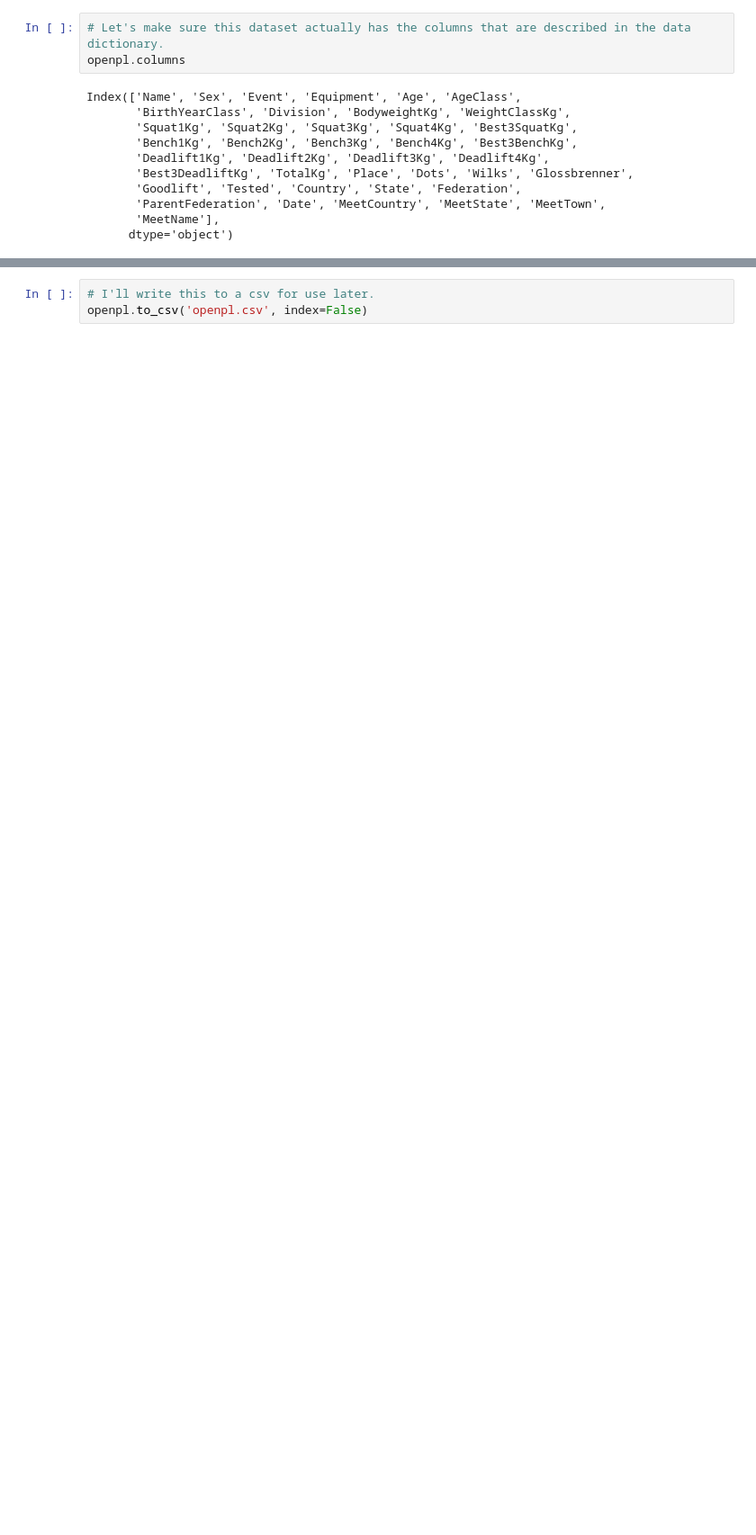
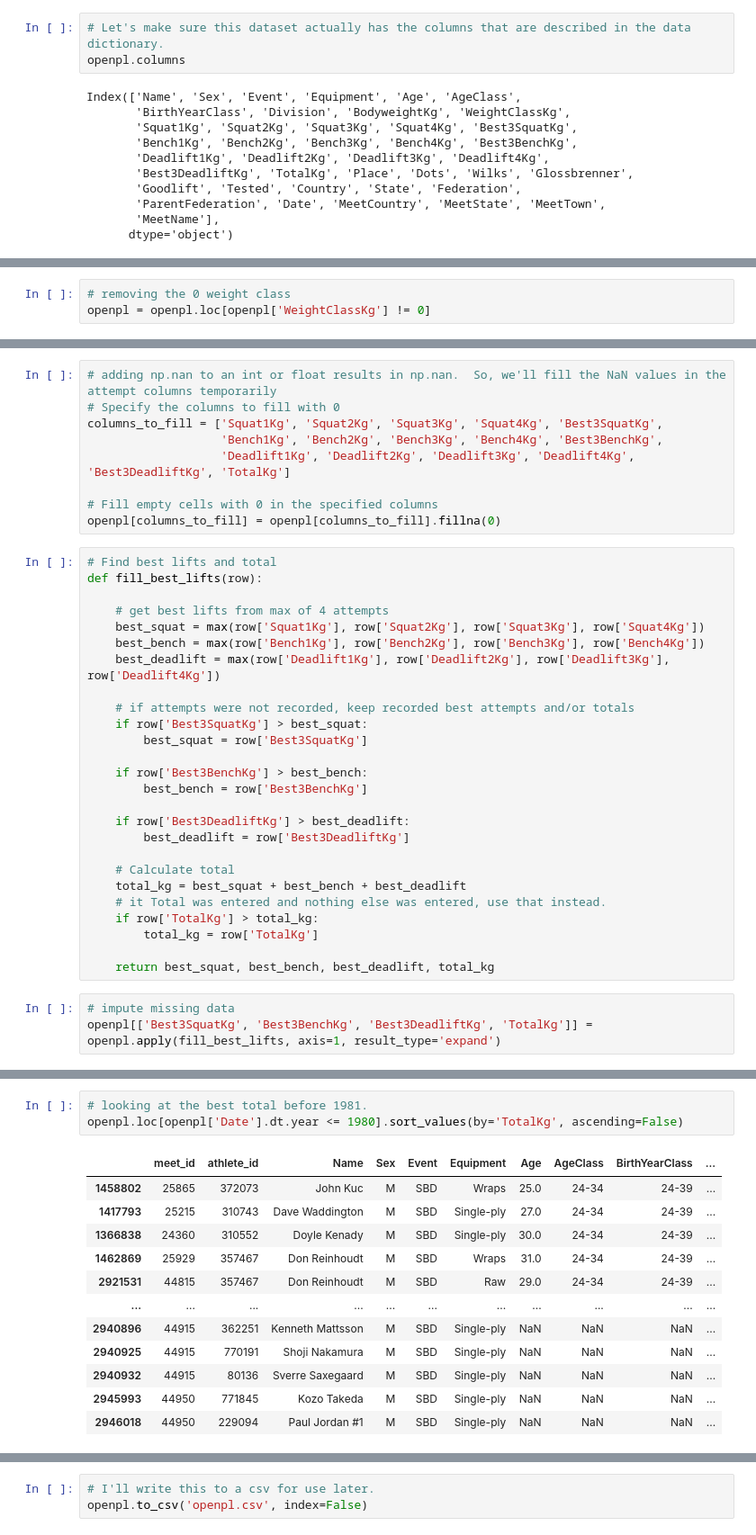
Before and after one commit to ericbohner/OpenPowerLifting-Analysis, a Jupyter notebook: data_cleaning.ipynb, the cells around one changed output, grey strips where cells are left out. Shown at 90% size. Cells and saved outputs as stored; diff of their text form; blank space fills up the shorter version.

```diff
--- a/data_cleaning.ipynb
+++ b/data_cleaning.ipynb
@@ -89,0 +361,3 @@ Index(['Name', 'Sex', 'Event', 'Equipment', 'Age', 'AgeClass',
+# %%
+# removing the 0 weight class
+openpl = openpl.loc[openpl['WeightClassKg'] != 0]
@@ -89,0 +368,38 @@ Index(['Name', 'Sex', 'Event', 'Equipment', 'Age', 'AgeClass',
+# %%
+# adding np.nan to an int or float results in np.nan.  So, we'll fill the NaN values in the attempt columns temporarily
+# Specify the columns to fill with 0
+columns_to_fill = ['Squat1Kg', 'Squat2Kg', 'Squat3Kg', 'Squat4Kg', 'Best3SquatKg',
+                   'Bench1Kg', 'Bench2Kg', 'Bench3Kg', 'Bench4Kg', 'Best3BenchKg',
+                   'Deadlift1Kg', 'Deadlift2Kg', 'Deadlift3Kg', 'Deadlift4Kg', 'Best3DeadliftKg', 'TotalKg']
+
+# Fill empty cells with 0 in the specified columns
+openpl[columns_to_fill] = openpl[columns_to_fill].fillna(0)
+# %%
+# Find best lifts and total
+def fill_best_lifts(row):
+
+    # get best lifts from max of 4 attempts
+    best_squat = max(row['Squat1Kg'], row['Squat2Kg'], row['Squat3Kg'], row['Squat4Kg'])
+    best_bench = max(row['Bench1Kg'], row['Bench2Kg'], row['Bench3Kg'], row['Bench4Kg'])
+    best_deadlift = max(row['Deadlift1Kg'], row['Deadlift2Kg'], row['Deadlift3Kg'], row['Deadlift4Kg'])
+
+    # if attempts were not recorded, keep recorded best attempts and/or totals
+    if row['Best3SquatKg'] > best_squat:
+        best_squat = row['Best3SquatKg']
+
+    if row['Best3BenchKg'] > best_bench:
+        best_bench = row['Best3BenchKg']
+
+    if row['Best3DeadliftKg'] > best_deadlift:
+        best_deadlift = row['Best3DeadliftKg']
+
+    # Calculate total
+    total_kg = best_squat + best_bench + best_deadlift
+    # it Total was entered and nothing else was entered, use that instead.
+    if row['TotalKg'] > total_kg:
+        total_kg = row['TotalKg']
+
+    return best_squat, best_bench, best_deadlift, total_kg
+# %%
+# impute missing data
+openpl[['Best3SquatKg', 'Best3BenchKg', 'Best3DeadliftKg', 'TotalKg']] = openpl.apply(fill_best_lifts, axis=1, result_type='expand')
@@ -89,0 +482,16 @@ Index(['Name', 'Sex', 'Event', 'Equipment', 'Age', 'AgeClass',
+# %%
+# looking at the best total before 1981.
+openpl.loc[openpl['Date'].dt.year <= 1980].sort_values(by='TotalKg', ascending=False)
+# %% [output]
+|  | meet_id | athlete_id | Name | Sex | Event | Equipment | Age | AgeClass | BirthYearClass | ... |
+| 1458802 | 25865 | 372073 | John Kuc | M | SBD | Wraps | 25.0 | 24-34 | 24-39 | ... |
+| 1417793 | 25215 | 310743 | Dave Waddington | M | SBD | Single-ply | 27.0 | 24-34 | 24-39 | ... |
+| 1366838 | 24360 | 310552 | Doyle Kenady | M | SBD | Single-ply | 30.0 | 24-34 | 24-39 | ... |
+| 1462869 | 25929 | 357467 | Don Reinhoudt | M | SBD | Wraps | 31.0 | 24-34 | 24-39 | ... |
+| 2921531 | 44815 | 357467 | Don Reinhoudt | M | SBD | Raw | 29.0 | 24-34 | 24-39 | ... |
+| ... | ... | ... | ... | ... | ... | ... | ... | ... | ... | ... |
+| 2940896 | 44915 | 362251 | Kenneth Mattsson | M | SBD | Single-ply | NaN | NaN | NaN | ... |
+| 2940925 | 44915 | 770191 | Shoji Nakamura | M | SBD | Single-ply | NaN | NaN | NaN | ... |
+| 2940932 | 44915 | 80136 | Sverre Saxegaard | M | SBD | Single-ply | NaN | NaN | NaN | ... |
+| 2945993 | 44950 | 771845 | Kozo Takeda | M | SBD | Single-ply | NaN | NaN | NaN | ... |
+| 2946018 | 44950 | 229094 | Paul Jordan #1 | M | SBD | Single-ply | NaN | NaN | NaN | ... |
```
Also changed, not shown: parts of 46 cells of this notebook.
